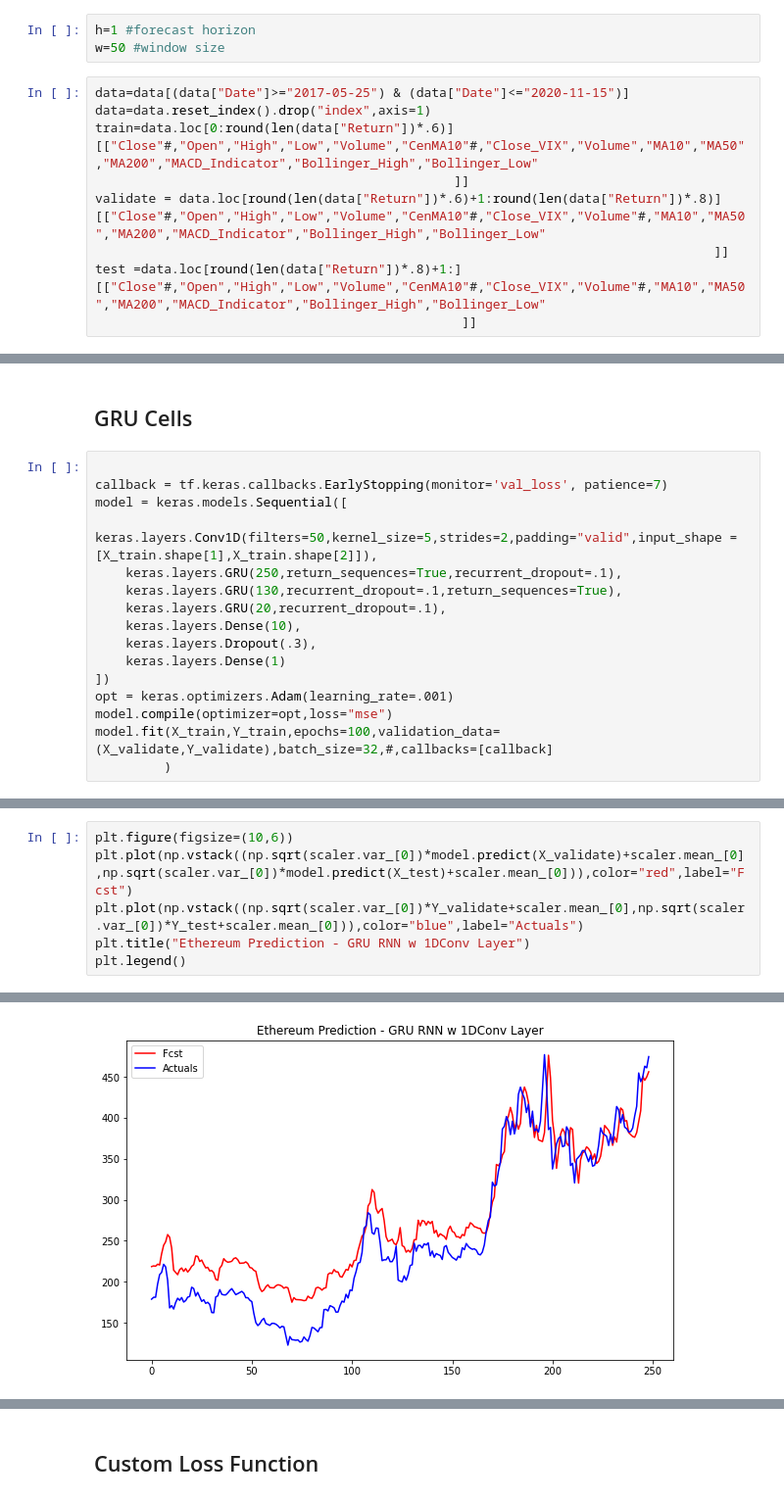
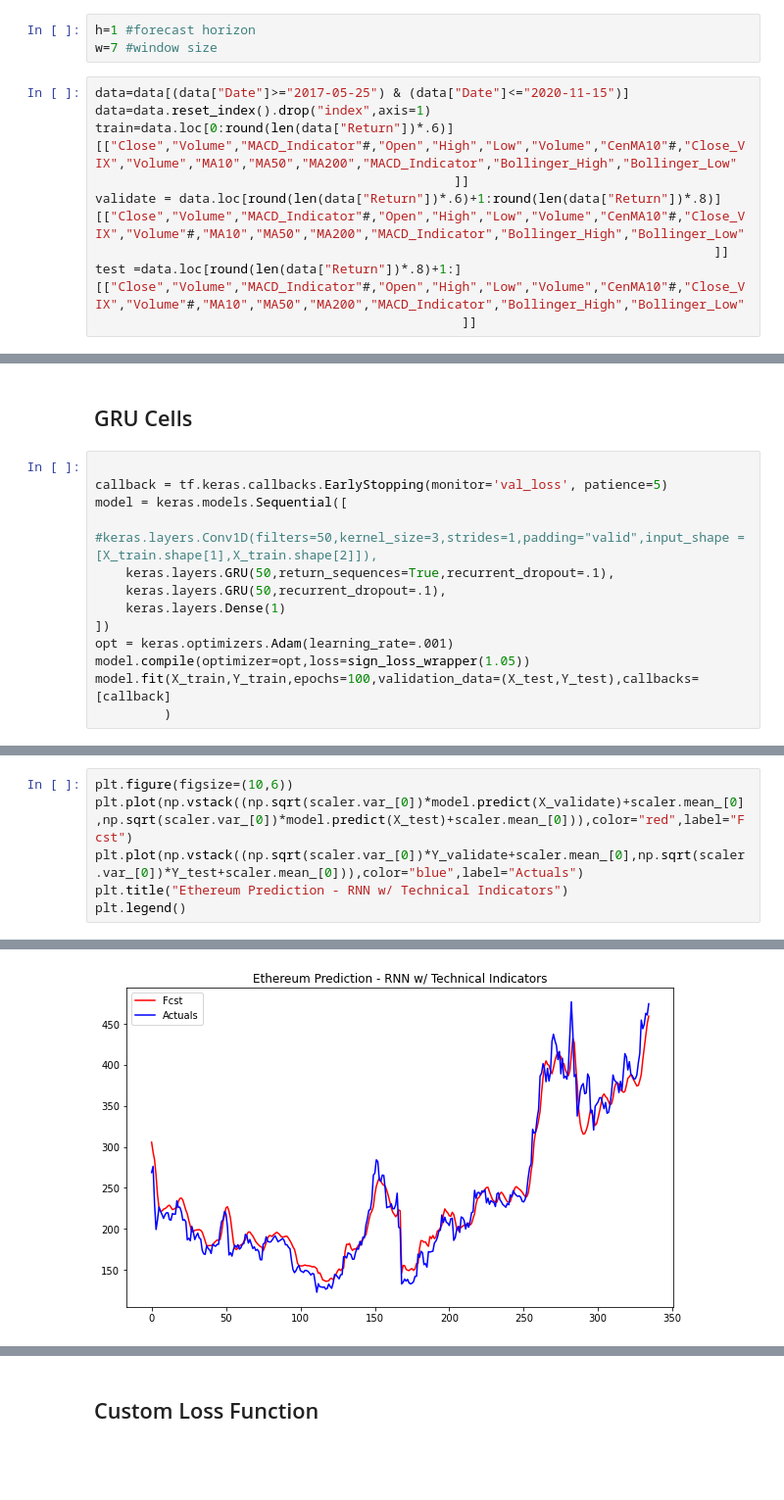
Before and after one commit to MohammedAamerHussain/Crypto-Portfolio-optimization, a Jupyter notebook: FInal Project CN.ipynb, the cells around one changed output, grey strips where cells are left out. Shown: that part at 98% size. Saved outputs shown, nothing was run; the diff lists cells and outputs as text; blank space fills up the shorter version.

```diff
--- a/FInal Project CN.ipynb
+++ b/FInal Project CN.ipynb
@@ -57,14 +69,14 @@ data.tail()
 # %%
 h=1 #forecast horizon
-w=50 #window size
+w=7 #window size
 # %%
 data=data[(data["Date"]>="2017-05-25") & (data["Date"]<="2020-11-15")]
 data=data.reset_index().drop("index",axis=1)
-train=data.loc[0:round(len(data["Return"])*.6)][["Close"#,"Open","High","Low","Volume","CenMA10"#,"Close_VIX","Volume","MA10","MA50","MA200","MACD_Indicator","Bollinger_High","Bollinger_Low"
+train=data.loc[0:round(len(data["Return"])*.6)][["Close","Volume","MACD_Indicator"#,"Open","High","Low","Volume","CenMA10"#,"Close_VIX","Volume","MA10","MA50","MA200","MACD_Indicator","Bollinger_High","Bollinger_Low"
                                                ]]
-validate = data.loc[round(len(data["Return"])*.6)+1:round(len(data["Return"])*.8)][["Close"#,"Open","High","Low","Volume","CenMA10"#,"Close_VIX","Volume"#,"MA10","MA50","MA200","MACD_Indicator","Bollinger_High","Bollinger_Low"
+validate = data.loc[round(len(data["Return"])*.6)+1:round(len(data["Return"])*.8)][["Close","Volume","MACD_Indicator"#,"Open","High","Low","Volume","CenMA10"#,"Close_VIX","Volume"#,"MA10","MA50","MA200","MACD_Indicator","Bollinger_High","Bollinger_Low"
                                                                                  ]]
-test =data.loc[round(len(data["Return"])*.8)+1:][["Close"#,"Open","High","Low","Volume","CenMA10"#,"Close_VIX","Volume"#,"MA10","MA50","MA200","MACD_Indicator","Bollinger_High","Bollinger_Low"
+test =data.loc[round(len(data["Return"])*.8)+1:][["Close","Volume","MACD_Indicator"#,"Open","High","Low","Volume","CenMA10"#,"Close_VIX","Volume"#,"MA10","MA50","MA200","MACD_Indicator","Bollinger_High","Bollinger_Low"
                                                 ]]
 # %%
 from sklearn.preprocessing import StandardScaler
@@ -296,19 +308,16 @@ plt.plot(np.vstack((Y_train,Y_validate)),color="blue")
 ## GRU Cells
 # %%
 
-callback = tf.keras.callbacks.EarlyStopping(monitor='val_loss', patience=7)
+callback = tf.keras.callbacks.EarlyStopping(monitor='val_loss', patience=5)
 model = keras.models.Sequential([
-    keras.layers.Conv1D(filters=50,kernel_size=5,strides=2,padding="valid",input_shape = [X_train.shape[1],X_train.shape[2]]),
-    keras.layers.GRU(250,return_sequences=True,recurrent_dropout=.1),
-    keras.layers.GRU(130,recurrent_dropout=.1,return_sequences=True),
-    keras.layers.GRU(20,recurrent_dropout=.1),
-    keras.layers.Dense(10),
-    keras.layers.Dropout(.3),
+    #keras.layers.Conv1D(filters=50,kernel_size=3,strides=1,padding="valid",input_shape = [X_train.shape[1],X_train.shape[2]]),
+    keras.layers.GRU(50,return_sequences=True,recurrent_dropout=.1),
+    keras.layers.GRU(50,recurrent_dropout=.1),
     keras.layers.Dense(1)
 ])
 opt = keras.optimizers.Adam(learning_rate=.001)
-model.compile(optimizer=opt,loss="mse")
-model.fit(X_train,Y_train,epochs=100,validation_data=(X_validate,Y_validate),batch_size=32,#,callbacks=[callback]
+model.compile(optimizer=opt,loss=sign_loss_wrapper(1.05))
+model.fit(X_train,Y_train,epochs=100,validation_data=(X_test,Y_test),callbacks=[callback]
          )
 # %% [output]
 Epoch 1/100
@@ -337,12 +346,12 @@ model.evaluate(X_test,Y_test)
 # %%
 plt.figure(figsize=(10,6))
 plt.plot(np.vstack((np.sqrt(scaler.var_[0])*model.predict(X_validate)+scaler.mean_[0],np.sqrt(scaler.var_[0])*model.predict(X_test)+scaler.mean_[0])),color="red",label="Fcst")
 plt.plot(np.vstack((np.sqrt(scaler.var_[0])*Y_validate+scaler.mean_[0],np.sqrt(scaler.var_[0])*Y_test+scaler.mean_[0])),color="blue",label="Actuals")
-plt.title("Ethereum Prediction - GRU RNN w 1DConv Layer")
+plt.title("Ethereum Prediction - RNN w/ Technical Indicators")
 plt.legend()
 # %% [output]
 <matplotlib.legend.Legend at 0x...>
-[figure, old version]
+[figure, new version]
 # %%
 df=pd.DataFrame()
 df["Forecast"]=(np.sqrt(scaler.var_[0])*model.predict(X_test).T+scaler.mean_[0]).flatten()
```
Also changed, not shown: parts of 8 cells of this notebook.
